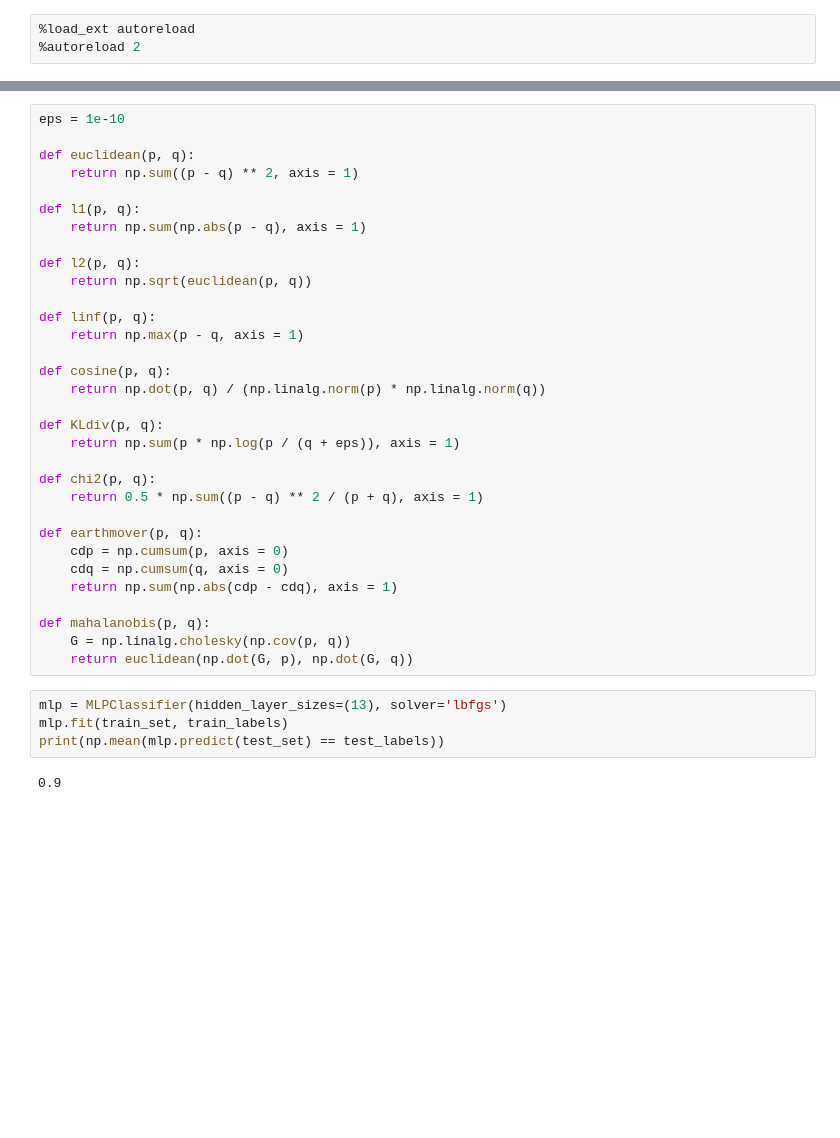
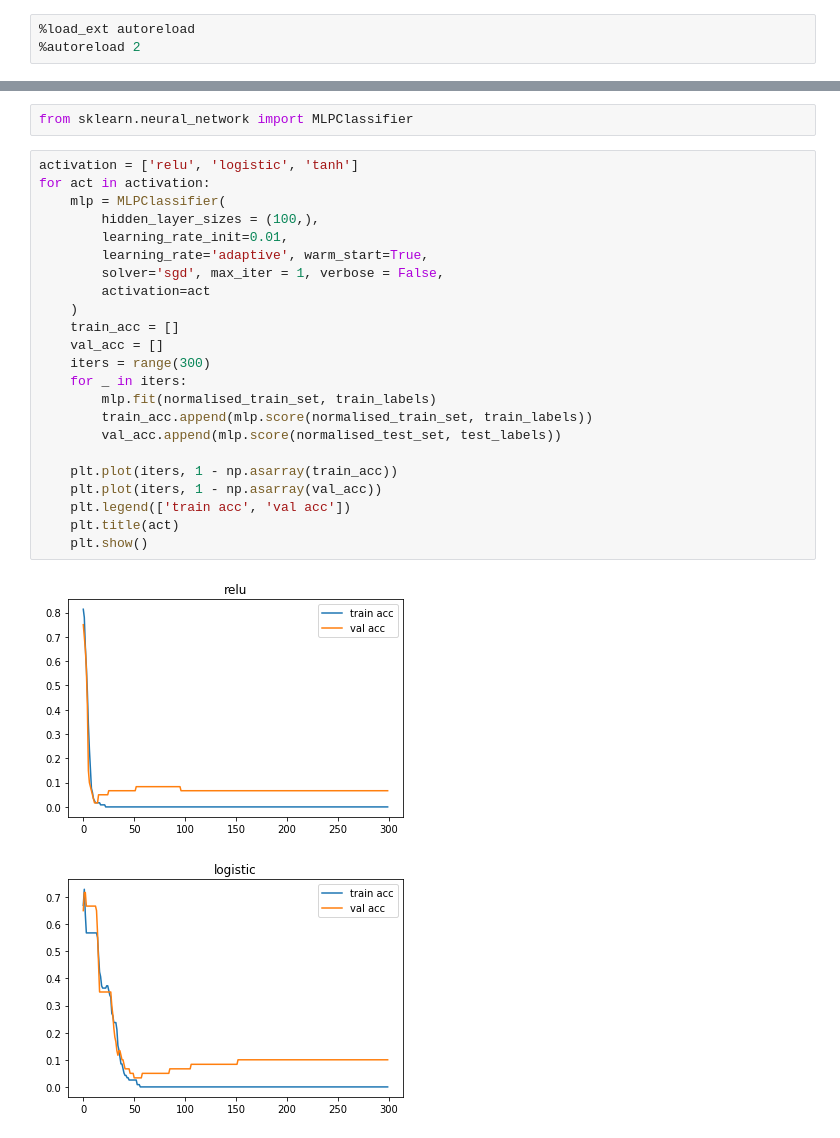
Before and after one commit to guigzzz/PatternRec2, a Jupyter notebook: Q2 - CW2.ipynb, the cells around one changed output, grey strips where cells are left out. Cells and saved outputs as stored; diff of their text form; blank space fills up the shorter version.

```diff
--- a/Q2 - CW2.ipynb
+++ b/Q2 - CW2.ipynb
@@ -131,38 +164,28 @@ for feature_id in range(train_set.shape[1]):
-# %%
-eps = 1e-10
-
-def euclidean(p, q):
-    return np.sum((p - q) ** 2, axis = 1)
-
-def l1(p, q):
-    return np.sum(np.abs(p - q), axis = 1)
-
-def l2(p, q):
-    return np.sqrt(euclidean(p, q))
-
-def linf(p, q):
-    return np.max(p - q, axis = 1)
-
-def cosine(p, q):
-    return np.dot(p, q) / (np.linalg.norm(p) * np.linalg.norm(q))
-
-def KLdiv(p, q):
-    return np.sum(p * np.log(p / (q + eps)), axis = 1)
-
-def chi2(p, q):
-    return 0.5 * np.sum((p - q) ** 2 / (p + q), axis = 1)
-
-def earthmover(p, q):
-    cdp = np.cumsum(p, axis = 0)
-    cdq = np.cumsum(q, axis = 0)
-    return np.sum(np.abs(cdp - cdq), axis = 1)
-
-def mahalanobis(p, q):
-    G = np.linalg.cholesky(np.cov(p, q))
-    return euclidean(np.dot(G, p), np.dot(G, q))
-# %%
-mlp = MLPClassifier(hidden_layer_sizes=(13), solver='lbfgs')
-mlp.fit(train_set, train_labels)
-print(np.mean(mlp.predict(test_set) == test_labels))
-# %% [output]
-0.9
+# %%
+from sklearn.neural_network import MLPClassifier
+# %%
+activation = ['relu', 'logistic', 'tanh']
+for act in activation:
+    mlp = MLPClassifier(
+        hidden_layer_sizes = (100,),
+        learning_rate_init=0.01,
+        learning_rate='adaptive', warm_start=True,
+        solver='sgd', max_iter = 1, verbose = False,
+        activation=act
+    )
+    train_acc = []
+    val_acc = []
+    iters = range(300)
+    for _ in iters:
+        mlp.fit(normalised_train_set, train_labels)
+        train_acc.append(mlp.score(normalised_train_set, train_labels))
+        val_acc.append(mlp.score(normalised_test_set, test_labels))
+
+    plt.plot(iters, 1 - np.asarray(train_acc))
+    plt.plot(iters, 1 - np.asarray(val_acc))
+    plt.legend(['train acc', 'val acc'])
+    plt.title(act)
+    plt.show()
+# %% [output]
+[figure, added]
+[figure, added]
```
Also changed, not shown: parts of 13 cells of this notebook, 5 other files.
